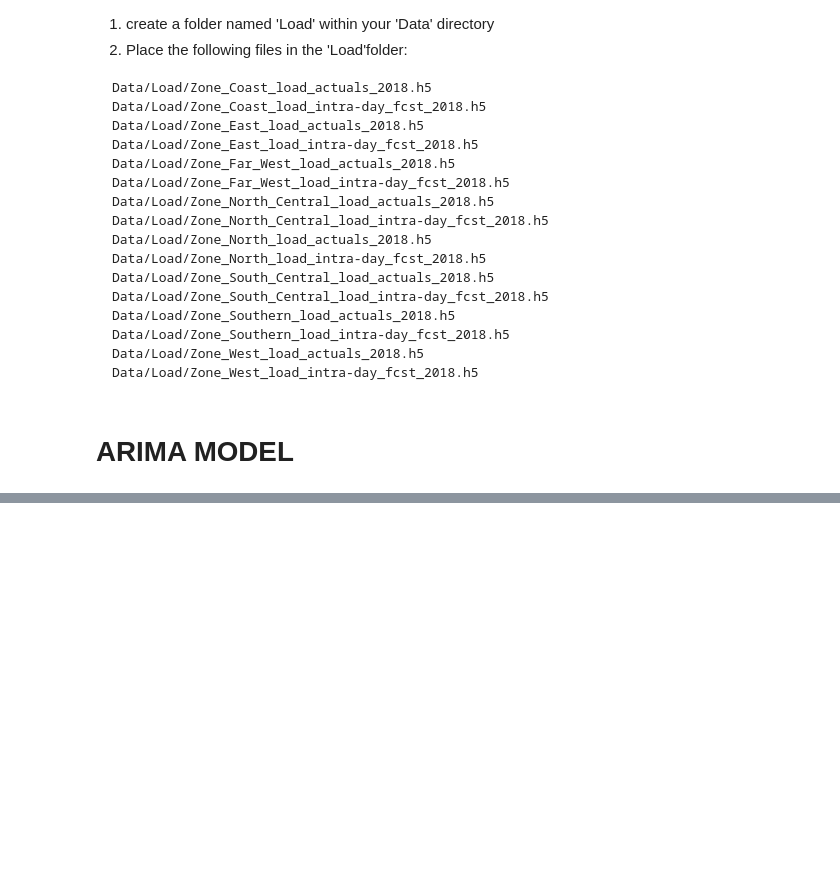
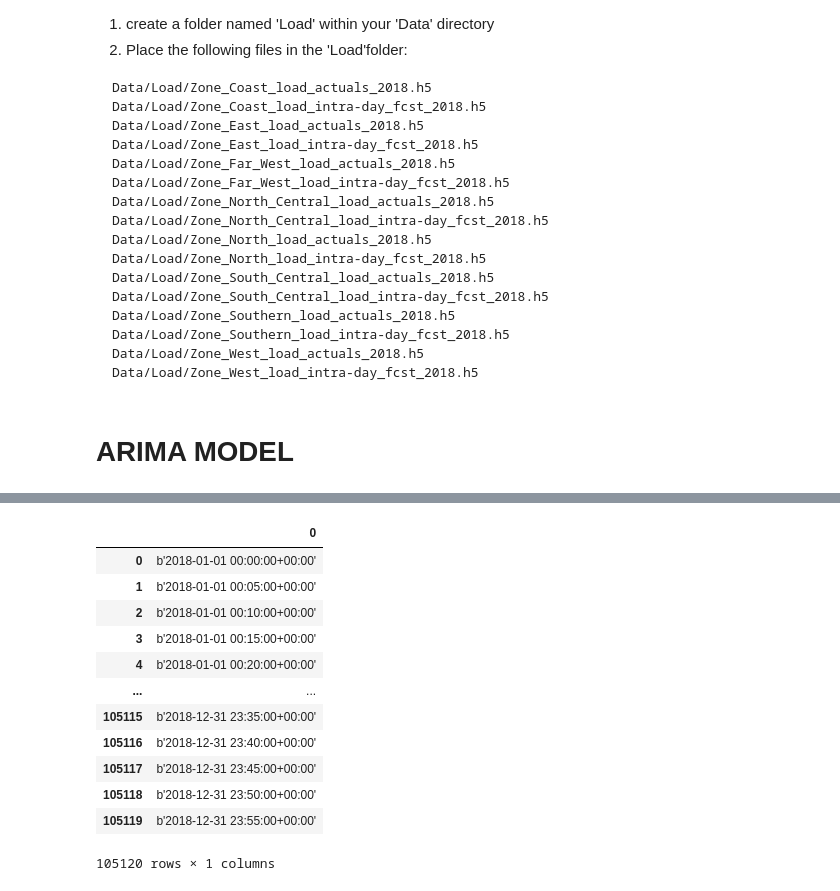
Before and after one commit to alberlin232/ML-Energy-Capstone, a Jupyter notebook: ERCOT-Plots/Plots.ipynb, the cells around one changed output, grey strips where cells are left out. Drawn from its saved outputs; the diff is of its cells as text; code cells hidden in the pictures; blank space fills up the shorter version.

```diff
--- a/ERCOT-Plots/Plots.ipynb
+++ b/ERCOT-Plots/Plots.ipynb
@@ -232,0 +275,22 @@ print(residuals.describe())
+# %%
+from statsmodels.tsa.arima.model import ARIMA
+from pandas.plotting import autocorrelation_plot
+
+with h5py.File('Data/Wind/Site_Los_Vientos_wind_actuals_2018.h5', 'r') as f:
+    df = pd.DataFrame(f['time_index'])
+# %%
+df
+# %% [output]
+|  | 0 |
+| 0 | b'2018-01-01 00:00:00+00:00' |
+| 1 | b'2018-01-01 00:05:00+00:00' |
+| 2 | b'2018-01-01 00:10:00+00:00' |
+| 3 | b'2018-01-01 00:15:00+00:00' |
+| 4 | b'2018-01-01 00:20:00+00:00' |
+| ... | ... |
+| 105115 | b'2018-12-31 23:35:00+00:00' |
+| 105116 | b'2018-12-31 23:40:00+00:00' |
+| 105117 | b'2018-12-31 23:45:00+00:00' |
+| 105118 | b'2018-12-31 23:50:00+00:00' |
+| 105119 | b'2018-12-31 23:55:00+00:00' |
+105120 rows × 1 columns
```
Also changed, not shown: parts of 2 cells of this notebook.
